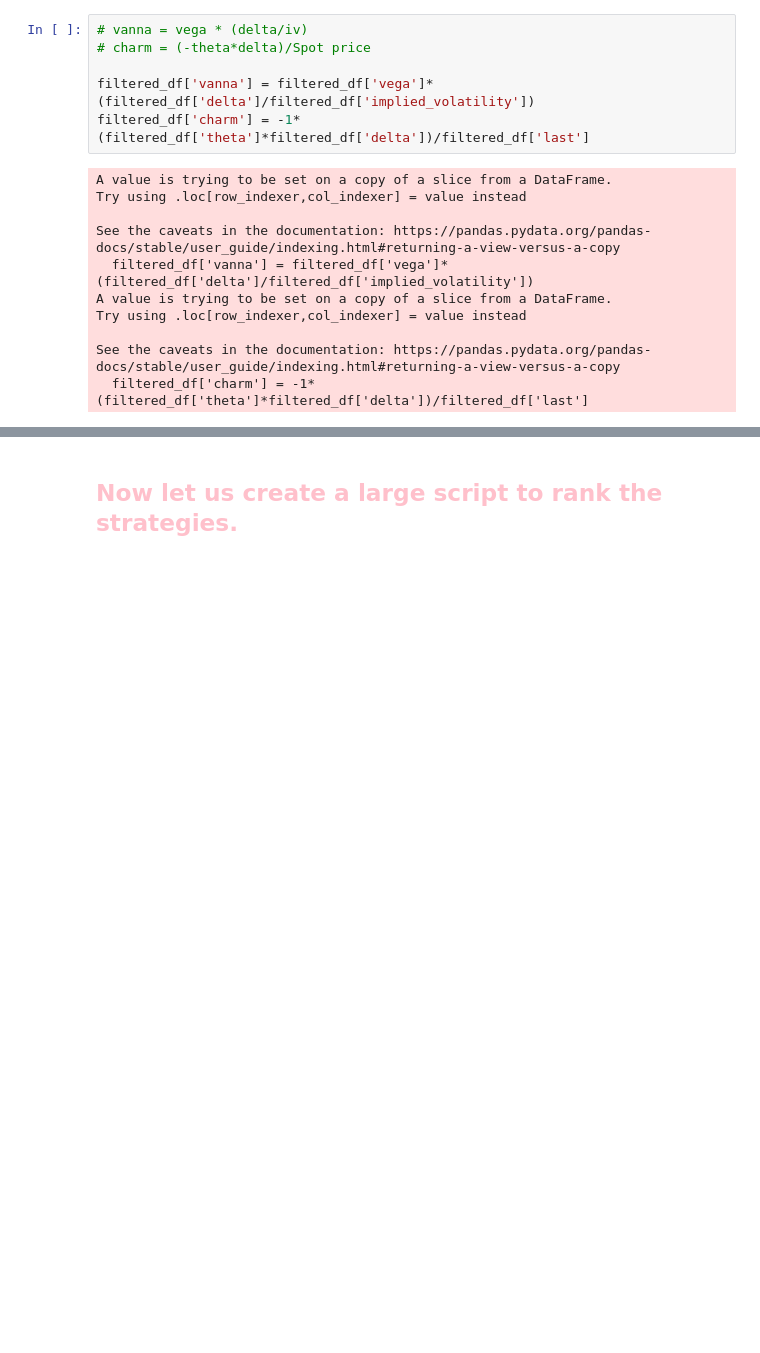
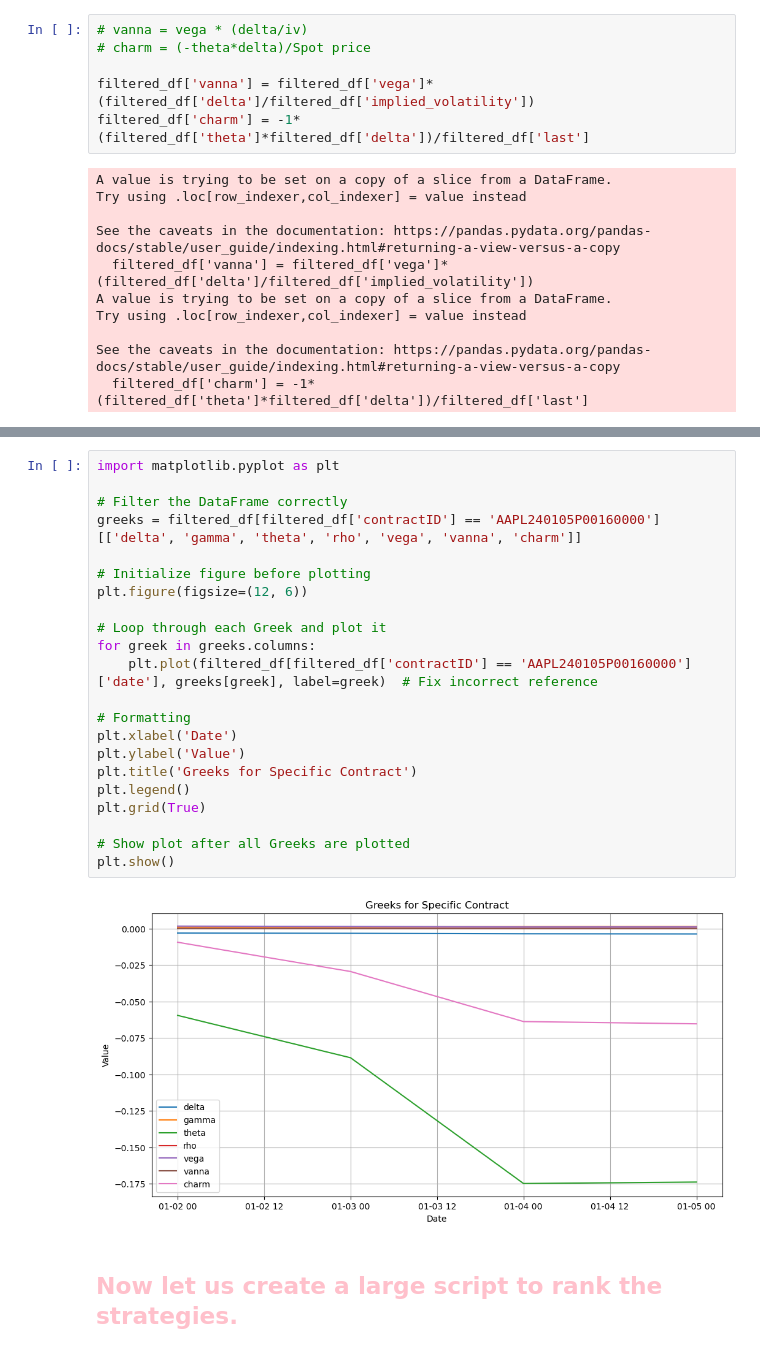
Before and after one commit to dsteffes133/Options_Strategies, a Jupyter notebook: best_strategy_options.ipynb, the cells around one changed output, grey strips where cells are left out. Saved outputs shown, nothing was run; the diff lists cells and outputs as text; blank space fills up the shorter version.

```diff
--- a/best_strategy_options.ipynb
+++ b/best_strategy_options.ipynb
@@ -255,3 +295,27 @@ See the caveats in the documentation: https://pandas.pydata.org/pandas-docs/stab
+# %%
+import matplotlib.pyplot as plt
+
+# Filter the DataFrame correctly
+greeks = filtered_df[filtered_df['contractID'] == 'AAPL240105P00160000'][['delta', 'gamma', 'theta', 'rho', 'vega', 'vanna', 'charm']]
+
+# Initialize figure before plotting
+plt.figure(figsize=(12, 6))
+
+# Loop through each Greek and plot it
+for greek in greeks.columns:
+    plt.plot(filtered_df[filtered_df['contractID'] == 'AAPL240105P00160000']['date'], greeks[greek], label=greek)  # Fix incorrect reference
+
+# Formatting
+plt.xlabel('Date')
+plt.ylabel('Value')
+plt.title('Greeks for Specific Contract')
+plt.legend()
+plt.grid(True)
+
+# Show plot after all Greeks are plotted
+plt.show()
+# %% [output]
+[figure, added]
 # %% [markdown]
 ## <font color ='pink'> Now let us create a large script to rank the strategies.
 # %% [markdown]
```
Also changed, not shown: parts of 15 cells of this notebook, 8 other files.
